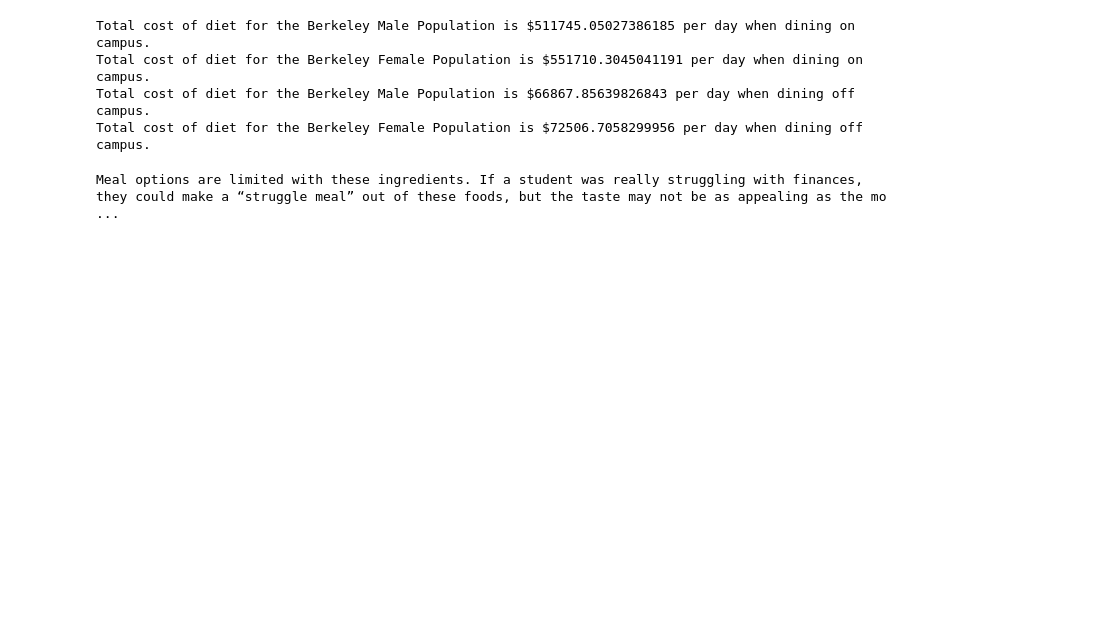
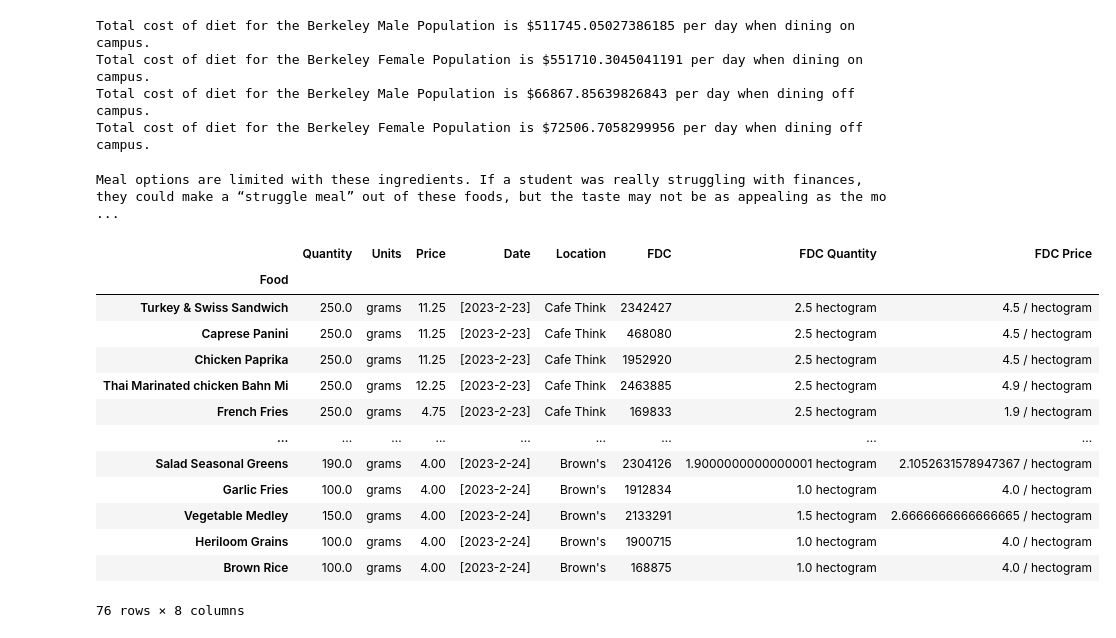
Before and after one commit to juliarunkle/EEP-Project-2-Harriette-Chick, a Jupyter notebook: Project2_Chickk-3.ipynb, the cells around one changed output. Saved outputs shown, nothing was run; the diff lists cells and outputs as text; code cells hidden in the pictures; blank space fills up the shorter version.

```diff
--- a/Project2_Chickk-3.ipynb
+++ b/Project2_Chickk-3.ipynb
@@ -461,11 +436,26 @@ Meal options are limited with these ingredients. If a student was really struggl
 # %%
 #cleaning data for sensitivity
 
 df.dropna(how='any')
 Prices = df.groupby('Food',sort=False)['FDC Price'].min()
-
 df_offcampus.dropna(how='any') # Drop food with any missing data
 Prices_off = df_offcampus.groupby('Food',sort=False)['FDC Price'].min()
+df
+# %% [output]
+|  | Quantity | Units | Price | Date | Location | FDC | FDC Quantity | FDC Price |
+| Food |  |  |  |  |  |  |  |  |
+| Turkey & Swiss Sandwich | 250.0 | grams | 11.25 | [2023-2-23] | Cafe Think | 2342427 | 2.5 hectogram | 4.5 / hectogram |
+| Caprese Panini | 250.0 | grams | 11.25 | [2023-2-23] | Cafe Think | 468080 | 2.5 hectogram | 4.5 / hectogram |
+| Chicken Paprika | 250.0 | grams | 11.25 | [2023-2-23] | Cafe Think | 1952920 | 2.5 hectogram | 4.5 / hectogram |
+| Thai Marinated chicken Bahn Mi | 250.0 | grams | 12.25 | [2023-2-23] | Cafe Think | 2463885 | 2.5 hectogram | 4.9 / hectogram |
+| French Fries | 250.0 | grams | 4.75 | [2023-2-23] | Cafe Think | 169833 | 2.5 hectogram | 1.9 / hectogram |
+| ... | ... | ... | ... | ... | ... | ... | ... | ... |
+| Salad Seasonal Greens | 190.0 | grams | 4.00 | [2023-2-24] | Brown's | 2304126 | 1.9000000000000001 hectogram | 2.1052631578947367 / hectogram |
+| Garlic Fries | 100.0 | grams | 4.00 | [2023-2-24] | Brown's | 1912834 | 1.0 hectogram | 4.0 / hectogram |
+| Vegetable Medley | 150.0 | grams | 4.00 | [2023-2-24] | Brown's | 2133291 | 1.5 hectogram | 2.6666666666666665 / hectogram |
+| Heriloom Grains | 100.0 | grams | 4.00 | [2023-2-24] | Brown's | 1900715 | 1.0 hectogram | 4.0 / hectogram |
+| Brown Rice | 100.0 | grams | 4.00 | [2023-2-24] | Brown's | 168875 | 1.0 hectogram | 4.0 / hectogram |
+76 rows × 8 columns
 # %%
 #[C] Sensitivity of Solution
 import cufflinks as cf
```
Also changed, not shown: parts of 8 cells of this notebook.
